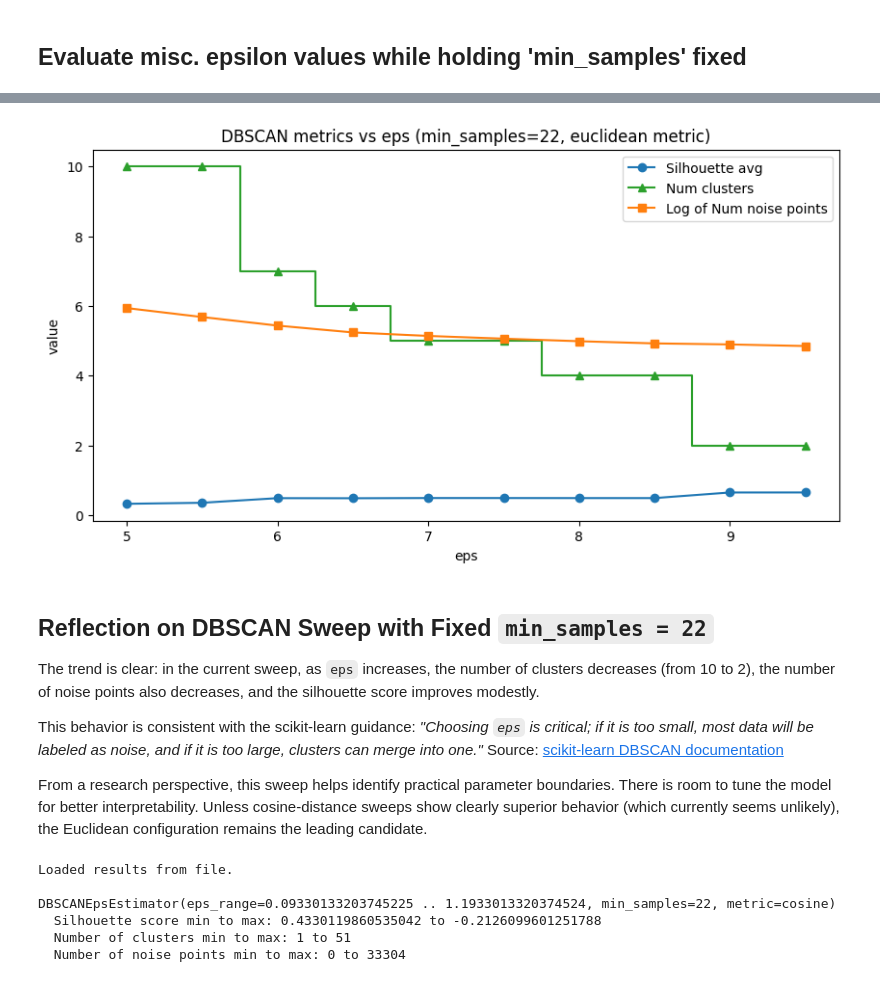
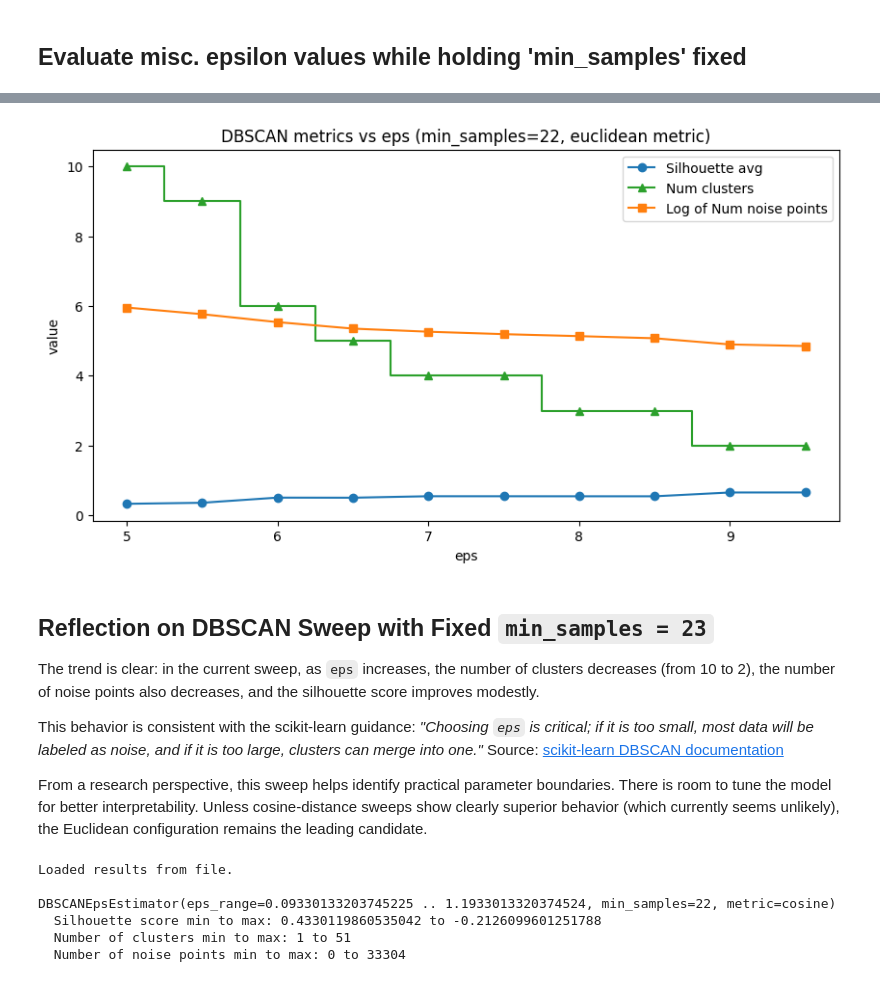
Before and after one commit to smnsht/unusual-customer-purchasing, a Jupyter notebook: notebooks/04_CustomerSegmentation.ipynb, the cells around one changed output, grey strips where cells are left out. Drawn from its saved outputs; the diff is of its cells as text; code cells hidden in the pictures.

```diff
--- a/notebooks/04_CustomerSegmentation.ipynb
+++ b/notebooks/04_CustomerSegmentation.ipynb
@@ -469,20 +482,20 @@ I will not continue with this model — it seems a poor fit for my research. The
 # %% [markdown]
 ## Evaluate misc. epsilon values while holding 'min_samples' fixed
 # %%
-esti1 = DBSCANEpsEstimator(
+estimator23 = DBSCANEpsEstimator(
     eps_range=np.arange(5.0, 10.0, 0.5).tolist(),
-    min_samples=22,
+    min_samples=23,
     metric="euclidean",
-    verbose=True
+    verbose=False
 )
 
-if esti1.load_results(project_root):
+if estimator23.load_results(project_root):
     print("Loaded results from file.\n")
 else:
     print("Estimating eps for DBSCAN with euclidean metric...")
-    esti1.estimate(X_scaled)
+    estimator23.estimate(X_scaled)
     # persist results of the scan for later use
-    esti1.persist_results(project_root)
+    estimator23.persist_results(project_root)
 
-print(esti1)
+print(estimator23)
 # %% [output]
@@ -507,21 +508,21 @@ AttributeError: 'DBSCANEpsEstimator' object has no attribute 'save_results'
 # %%
 # plot results for DBSCAN eps estimation
 
 # TODO: move into plotting.py
 
 plt.figure(figsize=(10, 5))
-plt.plot(esti1.eps_, esti1.silhouette_avg_, label="Silhouette avg", **PLOT_STYLES['silhouette'])
-plt.plot(esti1.eps_, esti1.num_clusters_, drawstyle="steps-mid", label="Num clusters", **PLOT_STYLES['clusters'])
-plt.plot(esti1.eps_, np.log(esti1.num_noise_points_), label="Log of Num noise points", **PLOT_STYLES['noise'])
+plt.plot(estimator23.eps_, estimator23.silhouette_avg_, label="Silhouette avg", **PLOT_STYLES['silhouette'])
+plt.plot(estimator23.eps_, estimator23.num_clusters_, drawstyle="steps-mid", label="Num clusters", **PLOT_STYLES['clusters'])
+plt.plot(estimator23.eps_, np.log(estimator23.num_noise_points_), label="Log of Num noise points", **PLOT_STYLES['noise'])
 plt.xlabel("eps")
 plt.ylabel("value")
 plt.title("DBSCAN metrics vs eps (min_samples=22, euclidean metric)")
 plt.legend()
 plt.show()
 # %% [output]
-[figure, old version]
+[figure, new version]
 # %% [markdown]
-## Reflection on DBSCAN Sweep with Fixed `min_samples = 22`
+## Reflection on DBSCAN Sweep with Fixed `min_samples = 23`
 
 The trend is clear: in the current sweep, as `eps` increases, the number of clusters decreases (from 10 to 2), the number of noise points also decreases, and the silhouette score improves modestly.
 
```
Also changed, not shown: parts of 15 cells of this notebook.
